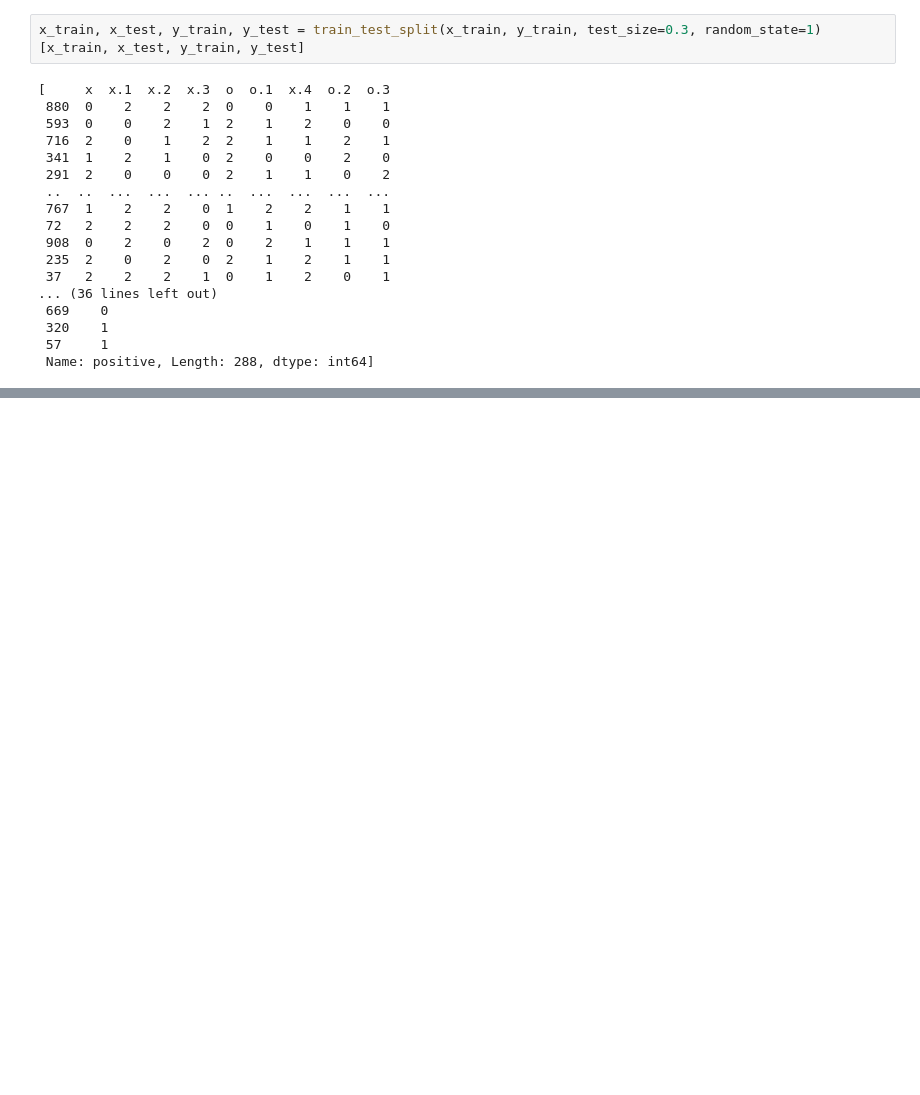
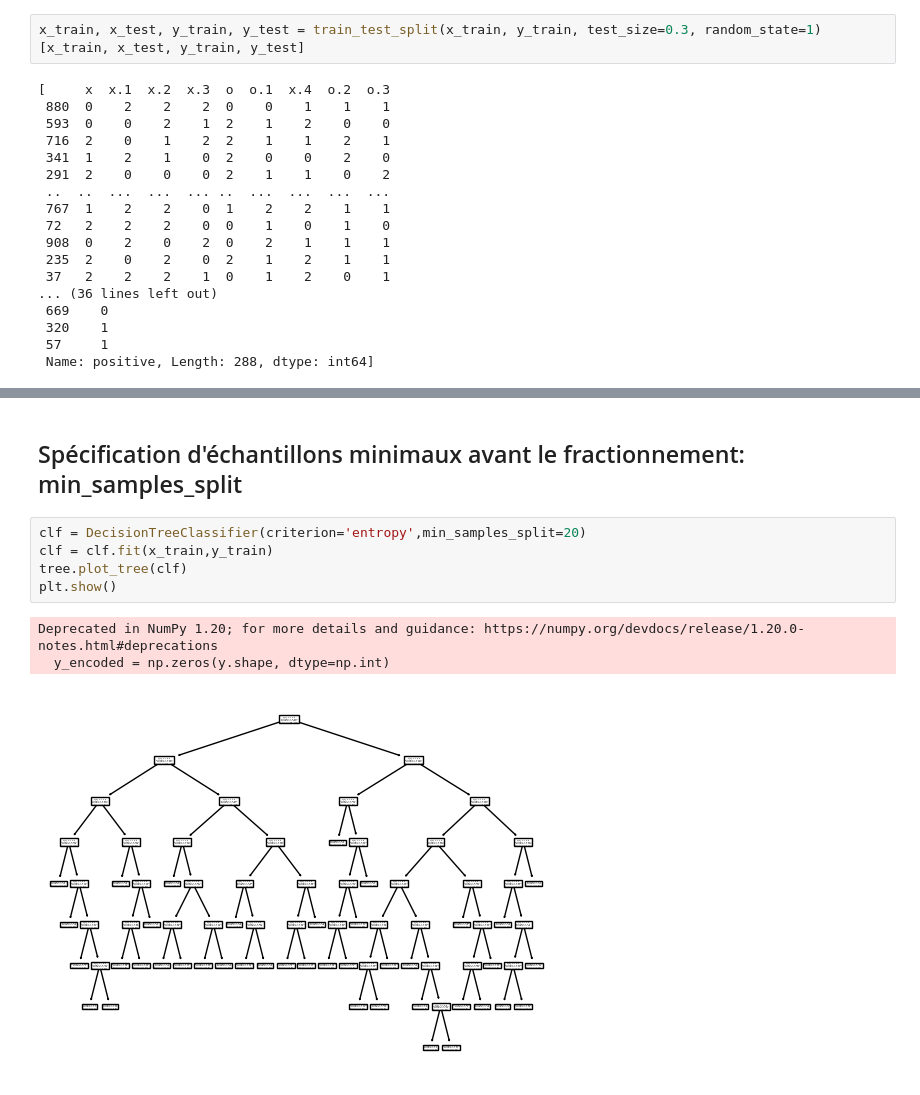
Before and after one commit to khairi-brahmi/DecisionTree-Tic-Toc-Toe, a Jupyter notebook: DecisionTreeTicTacToe.ipynb, the cells around one changed output, grey strips where cells are left out. Cells and saved outputs as stored; diff of their text form; blank space fills up the shorter version.

```diff
--- a/DecisionTreeTicTacToe.ipynb
+++ b/DecisionTreeTicTacToe.ipynb
@@ -229,0 +234,11 @@ Accuracy: 73.26 %
+# %% [markdown]
+## Spécification d'échantillons minimaux avant le fractionnement: min_samples_split
+# %%
+clf = DecisionTreeClassifier(criterion='entropy',min_samples_split=20)
+clf = clf.fit(x_train,y_train)
+tree.plot_tree(clf)
+plt.show()
+# %% [output]
+Deprecated in NumPy 1.20; for more details and guidance: https://numpy.org/devdocs/release/1.20.0-notes.html#deprecations
+  y_encoded = np.zeros(y.shape, dtype=np.int)
+[figure, added]
```
Also changed, not shown: parts of 20 cells of this notebook.
